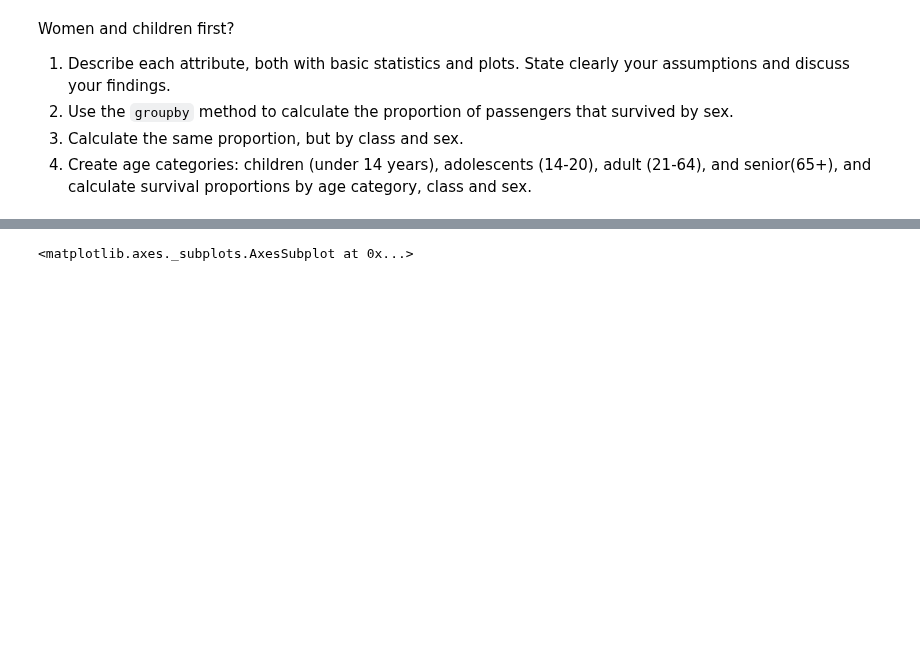
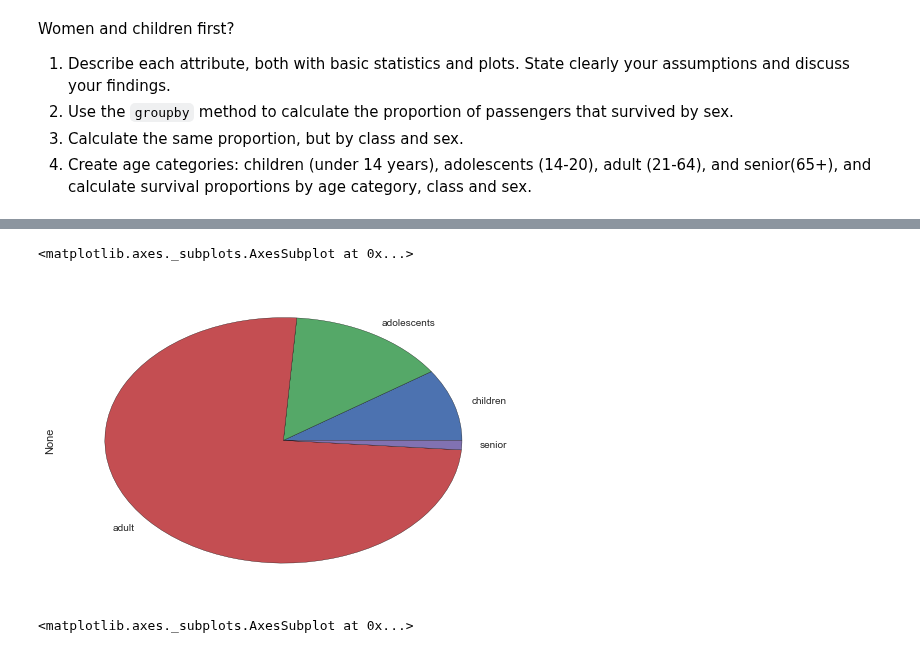
Before and after one commit to semplea/adaepfl-hw, a Jupyter notebook: 01 - Pandas and Data Wrangling/Data Wrangling with Pandas.ipynb, the cells around one changed output, grey strips where cells are left out. Cells and saved outputs as stored; diff of their text form; code cells hidden in the pictures; blank space fills up the shorter version.

```diff
--- a/01 - Pandas and Data Wrangling/Data Wrangling with Pandas.ipynb
+++ b/01 - Pandas and Data Wrangling/Data Wrangling with Pandas.ipynb
@@ -1673,3 +1729,11 @@ name is the name of the passenger
+# %%
+discret = pd.cut(data.age, [0,14,21,65,200], right=False, labels=['children','adolescents','adult','senior'])
+discret = discret.rename('agecat')
+df = discret.to_frame(name='agecat').groupby('agecat').size()
+df.plot.pie()
+# %% [output]
+<matplotlib.axes._subplots.AxesSubplot at 0x...>
+[figure, added]
 # %%
 sex_grouped = data.groupby('sex')['survived']
 survival = sex_grouped.apply(np.average)
```
Also changed, not shown: parts of 8 cells of this notebook.
